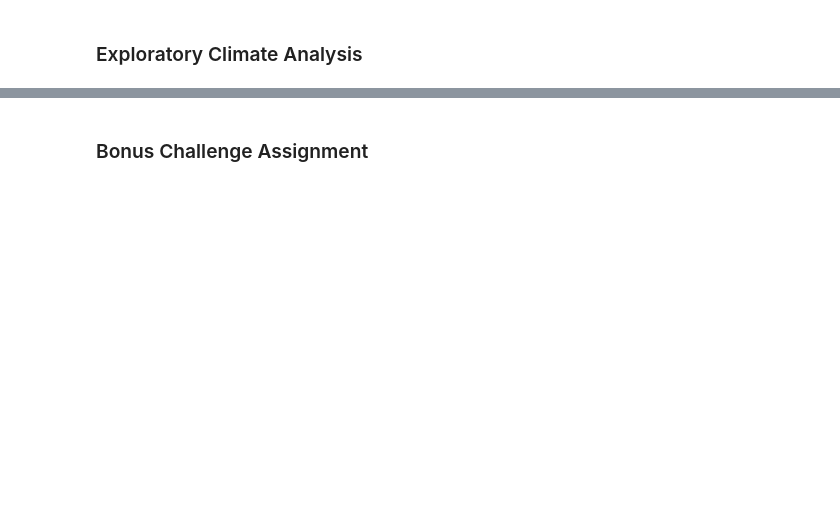
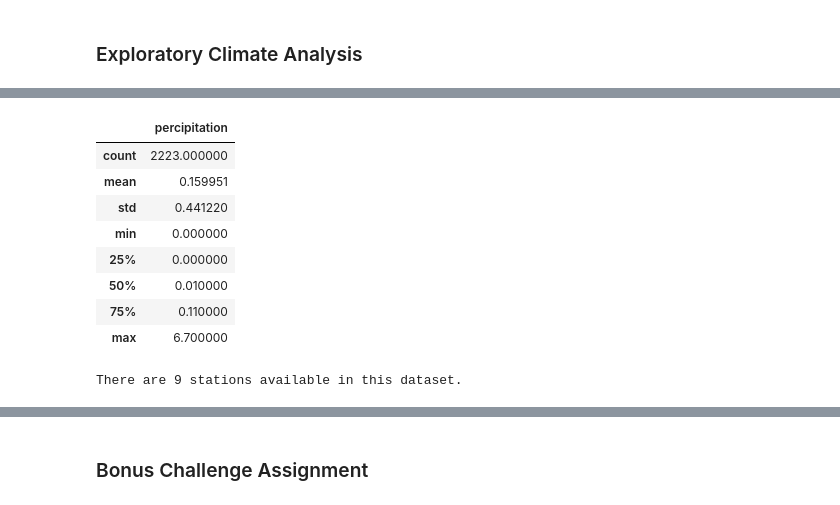
Before and after one commit to tomtav/sqlalchemy-challenge, a Jupyter notebook: analysis.ipynb, the cells around one changed output, grey strips where cells are left out. Saved outputs shown, nothing was run; the diff lists cells and outputs as text; code cells hidden in the pictures; blank space fills up the shorter version.

```diff
--- a/analysis.ipynb
+++ b/analysis.ipynb
@@ -77,2 +107,13 @@ df.sort_values(by='date', ascending=True, inplace=True)
 # %%
 # Use Pandas to calcualte the summary statistics for the precipitation data
+df[['percipitation']].describe()
+# %% [output]
+|  | percipitation |
+| count | 2223.000000 |
+| mean | 0.159951 |
+| std | 0.441220 |
+| min | 0.000000 |
+| 25% | 0.000000 |
+| 50% | 0.010000 |
+| 75% | 0.110000 |
+| max | 6.700000 |
@@ -81,3 +120,17 @@ df.sort_values(by='date', ascending=True, inplace=True)
+# %%
+# Design a query to show how many stations are available in this dataset?
+# Station table joined to get station name in query
+q = session.query(Measurement.station, Station.name, func.count(Measurement.station)).\
+            join(Station, Station.station == Measurement.station).\
+            group_by(Measurement.station, Station.name).\
+            order_by(desc(func.count(Measurement.station)))
+
+# query database
+stations = q.all()
+
+print(f"There are {len(stations)} stations available in this dataset.")
+# %% [output]
+There are 9 stations available in this dataset.
 # %%
 # What are the most active stations? (i.e. what stations have the most rows)?
 # List the stations and the counts in descending order.
```
Also changed, not shown: parts of 13 cells of this notebook.
